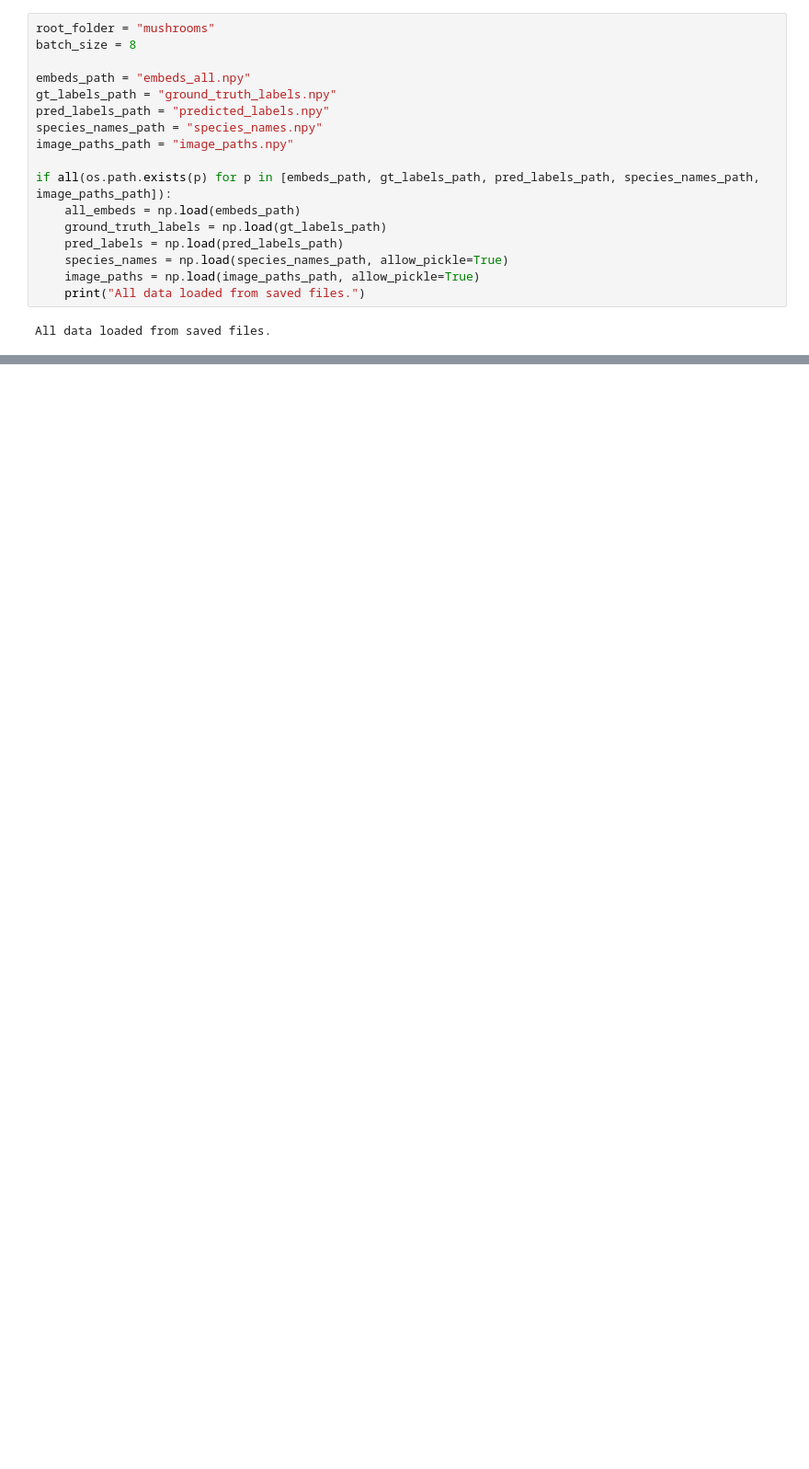
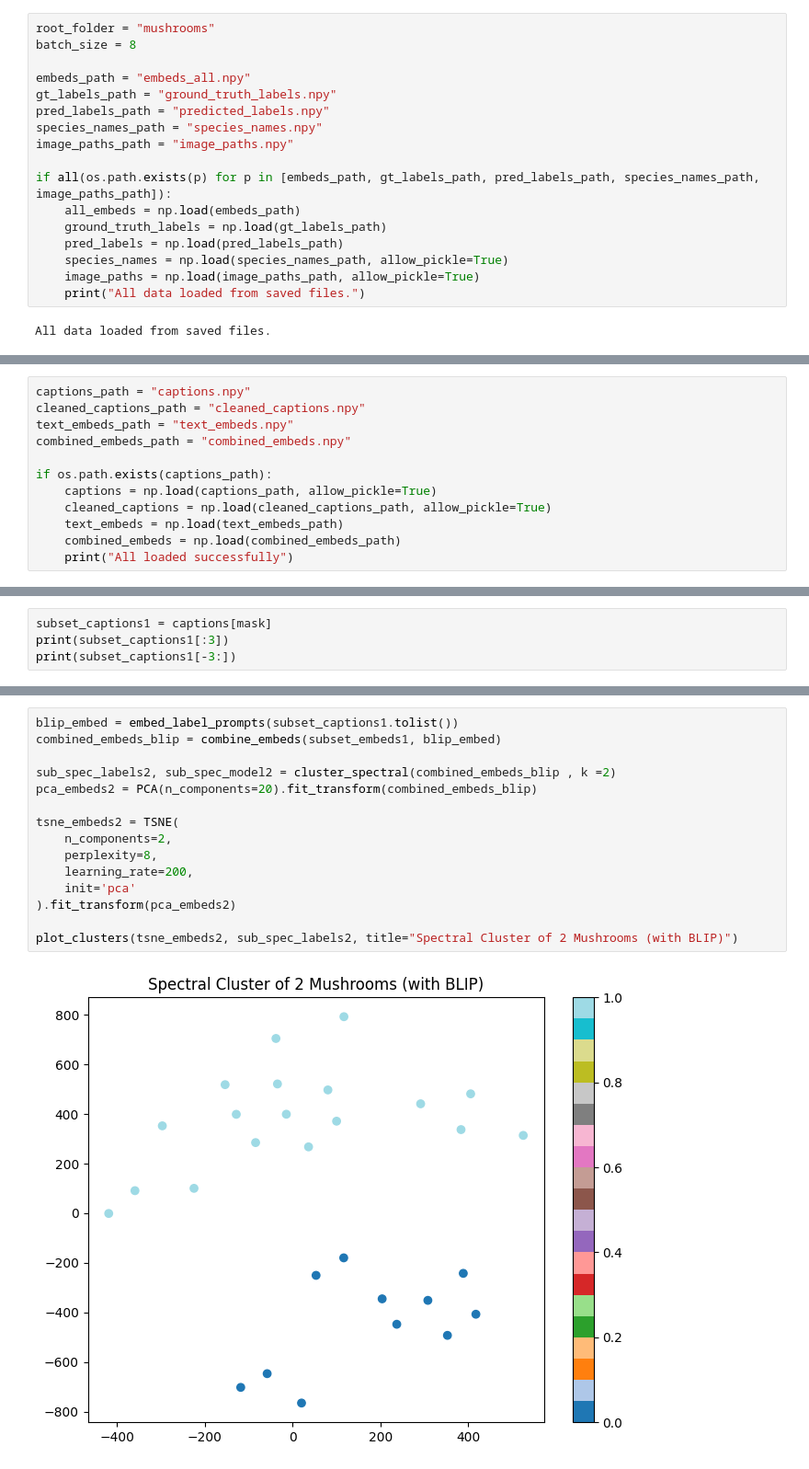
Before and after one commit to mwsong/COGS118B_FA25_Project, a Jupyter notebook: few_species_test.ipynb, the cells around one changed output, grey strips where cells are left out. Shown at 92% size. Drawn from its saved outputs; the diff is of its cells as text; blank space fills up the shorter version.

```diff
--- a/few_species_test.ipynb
+++ b/few_species_test.ipynb
@@ -28,0 +32,12 @@ All data loaded from saved files.
+# %%
+captions_path = "captions.npy"
+cleaned_captions_path = "cleaned_captions.npy"
+text_embeds_path = "text_embeds.npy"
+combined_embeds_path = "combined_embeds.npy"
+
+if os.path.exists(captions_path):
+    captions = np.load(captions_path, allow_pickle=True)
+    cleaned_captions = np.load(cleaned_captions_path, allow_pickle=True)
+    text_embeds = np.load(text_embeds_path)
+    combined_embeds = np.load(combined_embeds_path)
+    print("All loaded successfully")
@@ -28,0 +46,4 @@ All data loaded from saved files.
+# %%
+subset_captions1 = captions[mask]
+print(subset_captions1[:3])
+print(subset_captions1[-3:])
@@ -28,0 +97,17 @@ All data loaded from saved files.
+# %%
+blip_embed = embed_label_prompts(subset_captions1.tolist())
+combined_embeds_blip = combine_embeds(subset_embeds1, blip_embed)
+
+sub_spec_labels2, sub_spec_model2 = cluster_spectral(combined_embeds_blip , k =2)
+pca_embeds2 = PCA(n_components=20).fit_transform(combined_embeds_blip)
+
+tsne_embeds2 = TSNE(
+    n_components=2,
+    perplexity=8,
+    learning_rate=200,
+    init='pca'
+).fit_transform(pca_embeds2)
+
+plot_clusters(tsne_embeds2, sub_spec_labels2, title="Spectral Cluster of 2 Mushrooms (with BLIP)")
+# %% [output]
+[figure, added]
```
Also changed, not shown: parts of 16 cells of this notebook, 1 other file.
